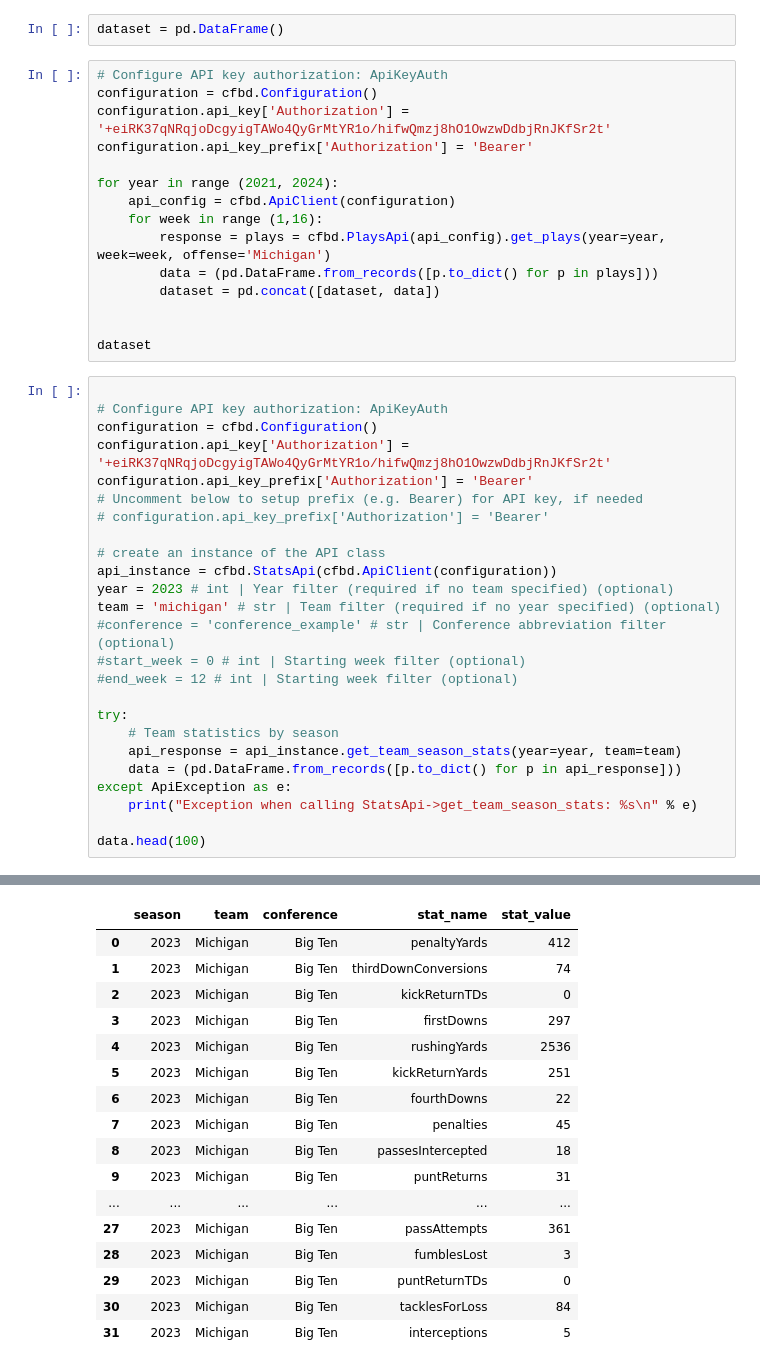
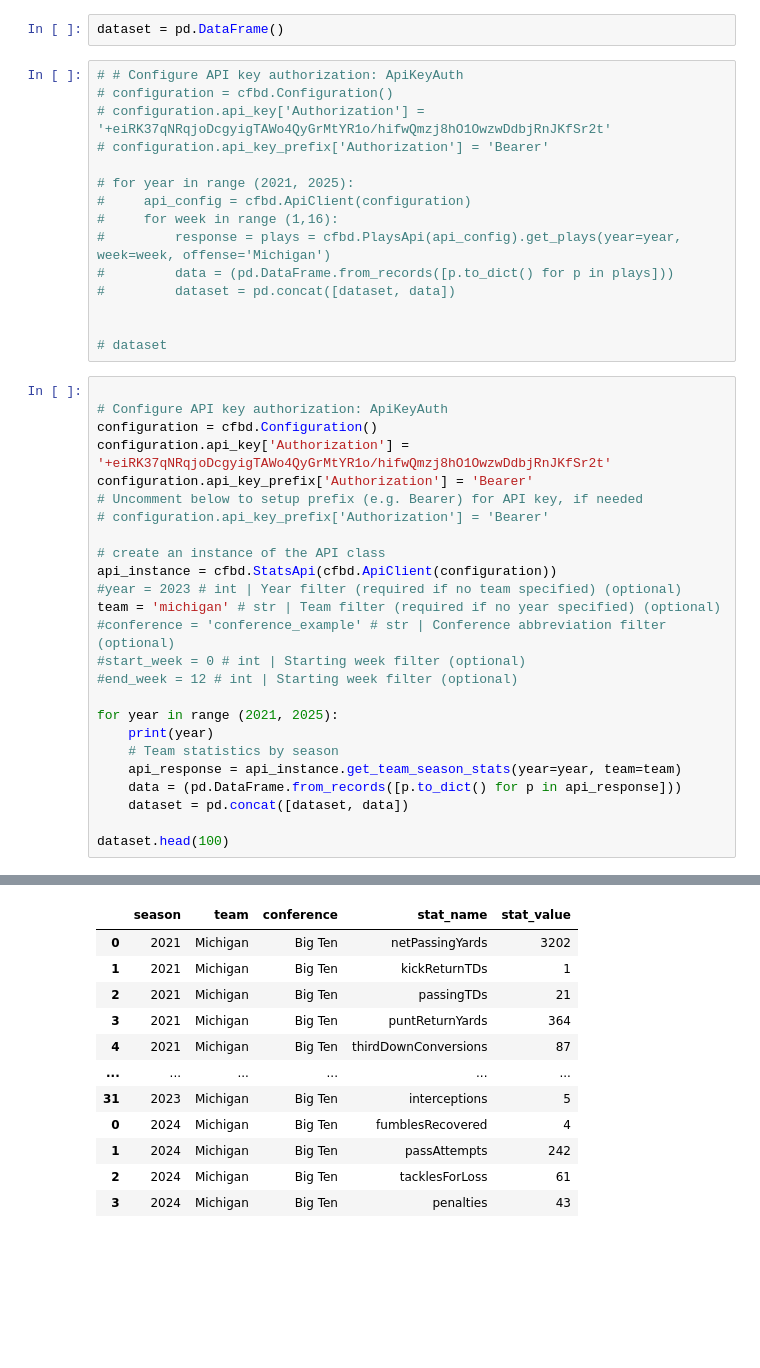
Before and after one commit to NickThomasCode/PythonProjects, a Jupyter notebook: michStats/stats.ipynb, the cells around one changed output, grey strips where cells are left out. Drawn from its saved outputs; the diff is of its cells as text; blank space fills up the shorter version.

```diff
--- a/michStats/stats.ipynb
+++ b/michStats/stats.ipynb
@@ -8,20 +8,20 @@ import json
 # %%
 dataset = pd.DataFrame()
 # %%
-# Configure API key authorization: ApiKeyAuth
-configuration = cfbd.Configuration()
-configuration.api_key['Authorization'] = '+eiRK37qNRqjoDcgyigTAWo4QyGrMtYR1o/hifwQmzj8hO1OwzwDdbjRnJKfSr2t'
-configuration.api_key_prefix['Authorization'] = 'Bearer'
+# # Configure API key authorization: ApiKeyAuth
+# configuration = cfbd.Configuration()
+# configuration.api_key['Authorization'] = '+eiRK37qNRqjoDcgyigTAWo4QyGrMtYR1o/hifwQmzj8hO1OwzwDdbjRnJKfSr2t'
+# configuration.api_key_prefix['Authorization'] = 'Bearer'
 
-for year in range (2021, 2024):
-    api_config = cfbd.ApiClient(configuration)
-    for week in range (1,16):
-        response = plays = cfbd.PlaysApi(api_config).get_plays(year=year, week=week, offense='Michigan')
-        data = (pd.DataFrame.from_records([p.to_dict() for p in plays]))
-        dataset = pd.concat([dataset, data])
+# for year in range (2021, 2025):
+#     api_config = cfbd.ApiClient(configuration)
+#     for week in range (1,16):
+#         response = plays = cfbd.PlaysApi(api_config).get_plays(year=year, week=week, offense='Michigan')
+#         data = (pd.DataFrame.from_records([p.to_dict() for p in plays]))
+#         dataset = pd.concat([dataset, data])
 
 
-dataset
+# dataset
 # %%
 
 # Configure API key authorization: ApiKeyAuth
@@ -33,18 +33,18 @@ configuration.api_key_prefix['Authorization'] = 'Bearer'
 
 # create an instance of the API class
 api_instance = cfbd.StatsApi(cfbd.ApiClient(configuration))
-year = 2023 # int | Year filter (required if no team specified) (optional)
+#year = 2023 # int | Year filter (required if no team specified) (optional)
 team = 'michigan' # str | Team filter (required if no year specified) (optional)
 #conference = 'conference_example' # str | Conference abbreviation filter (optional)
 #start_week = 0 # int | Starting week filter (optional)
 #end_week = 12 # int | Starting week filter (optional)
 
-try:
+for year in range (2021, 2025):
+    print(year)
     # Team statistics by season
     api_response = api_instance.get_team_season_stats(year=year, team=team)
     data = (pd.DataFrame.from_records([p.to_dict() for p in api_response]))
-except ApiException as e:
-    print("Exception when calling StatsApi->get_team_season_stats: %s\n" % e)
+    dataset = pd.concat([dataset, data])
 
-data.head(100)
+dataset.head(100)
 # %% [output]
@@ -51,17 +55,12 @@ data.head(100)
 |  | season | team | conference | stat_name | stat_value |
-| 0 | 2023 | Michigan | Big Ten | penaltyYards | 412 |
-| 1 | 2023 | Michigan | Big Ten | thirdDownConversions | 74 |
-| 2 | 2023 | Michigan | Big Ten | kickReturnTDs | 0 |
-| 3 | 2023 | Michigan | Big Ten | firstDowns | 297 |
-| 4 | 2023 | Michigan | Big Ten | rushingYards | 2536 |
-| 5 | 2023 | Michigan | Big Ten | kickReturnYards | 251 |
-| 6 | 2023 | Michigan | Big Ten | fourthDowns | 22 |
-| 7 | 2023 | Michigan | Big Ten | penalties | 45 |
-| 8 | 2023 | Michigan | Big Ten | passesIntercepted | 18 |
-| 9 | 2023 | Michigan | Big Ten | puntReturns | 31 |
+| 0 | 2021 | Michigan | Big Ten | netPassingYards | 3202 |
+| 1 | 2021 | Michigan | Big Ten | kickReturnTDs | 1 |
+| 2 | 2021 | Michigan | Big Ten | passingTDs | 21 |
+| 3 | 2021 | Michigan | Big Ten | puntReturnYards | 364 |
+| 4 | 2021 | Michigan | Big Ten | thirdDownConversions | 87 |
 | ... | ... | ... | ... | ... | ... |
-| 27 | 2023 | Michigan | Big Ten | passAttempts | 361 |
-| 28 | 2023 | Michigan | Big Ten | fumblesLost | 3 |
-| 29 | 2023 | Michigan | Big Ten | puntReturnTDs | 0 |
-| 30 | 2023 | Michigan | Big Ten | tacklesForLoss | 84 |
 | 31 | 2023 | Michigan | Big Ten | interceptions | 5 |
+| 0 | 2024 | Michigan | Big Ten | fumblesRecovered | 4 |
+| 1 | 2024 | Michigan | Big Ten | passAttempts | 242 |
+| 2 | 2024 | Michigan | Big Ten | tacklesForLoss | 61 |
+| 3 | 2024 | Michigan | Big Ten | penalties | 43 |
```
Also changed, not shown: parts of 13 cells of this notebook, 1 other file.
